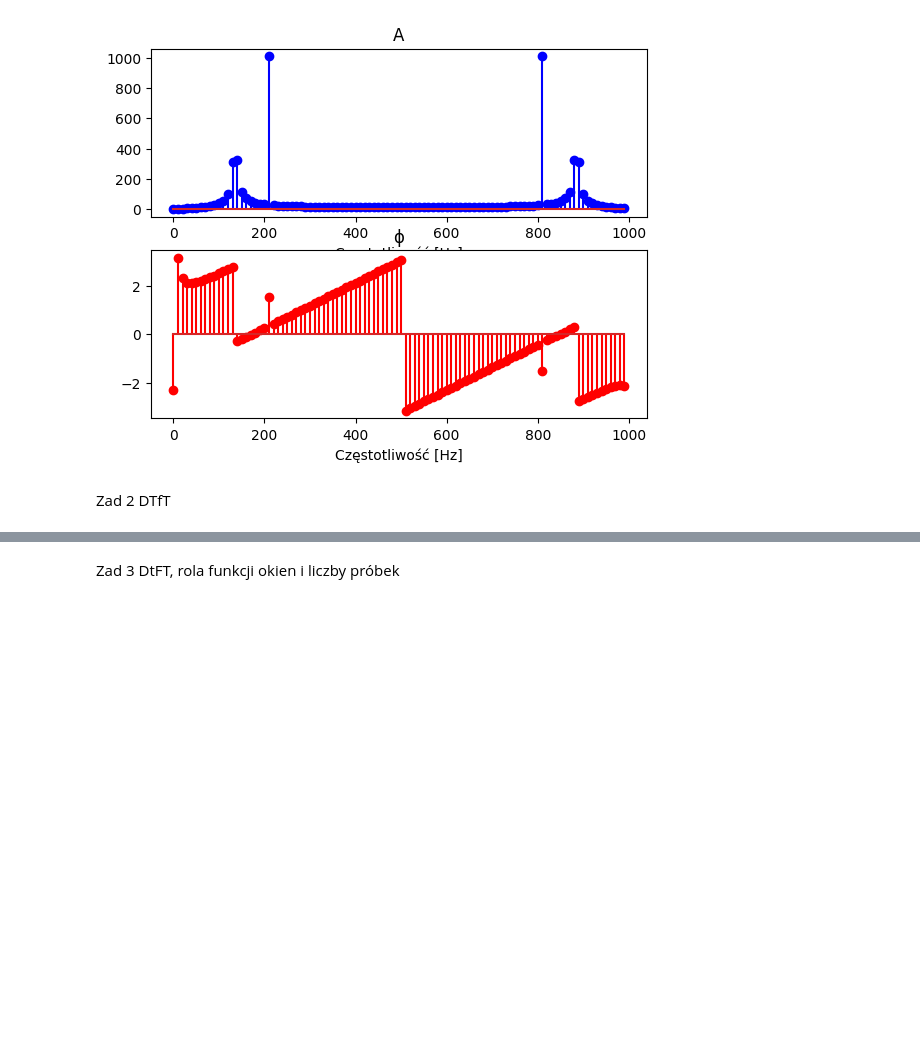
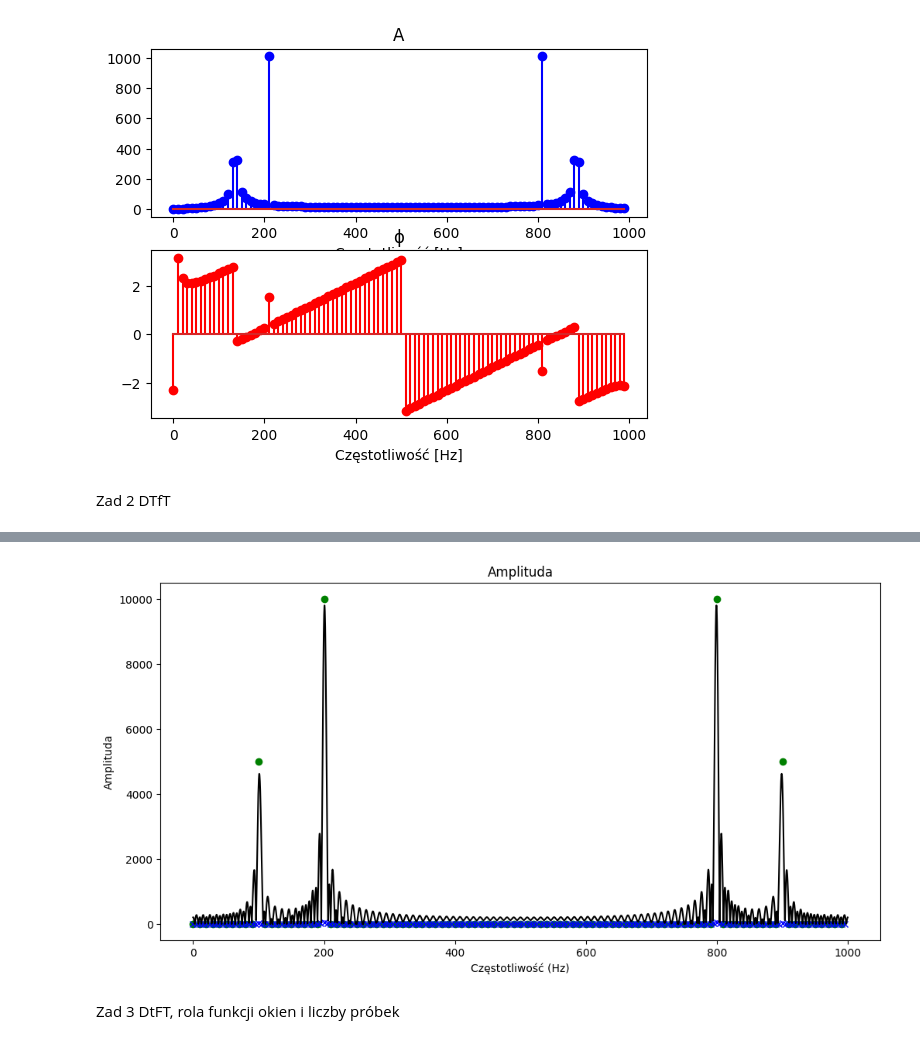
Before and after one commit to SzupanBurliga/DigitalSignalProcessing, a Jupyter notebook: Lab03.ipynb, the cells around one changed output, grey strips where cells are left out. Cells and saved outputs as stored; diff of their text form; code cells hidden in the pictures; blank space fills up the shorter version.

```diff
--- a/Lab03.ipynb
+++ b/Lab03.ipynb
@@ -298,3 +191,64 @@ plt.show()
+# %%
+import numpy as np
+import matplotlib.pyplot as plt
+
+
+N = 100
+W_N = np.exp(1j * 2 * np.pi / N)
+
+A = np.ones((N, N), dtype=complex) / np.sqrt(N)
+for k in range(N):
+    for n in range(N):
+        A[k, n] = W_N ** (-k * n)
+
+fs = 1000
+t = np.arange(N) / fs
+f1 = 100
+f2 = 200
+A1 = 100
+A2 = 200
+phi1 = np.pi / 7
+phi2 = np.pi / 11
+
+x_t = A1 * np.cos(2 * np.pi * f1 * t + phi1) + A2 * np.cos(2 * np.pi * f2 * t + phi2)
+
+X = A.dot(x_t)
+X_1 = X
+m_zeros = np.zeros(100)
+M = len(m_zeros)
+x_z = np.append(x_t, m_zeros)
+
+X_2 = np.fft.fft(x_z)/(N+M)
+
+x_f = np.arange(0, 1000, 0.25)
+X_3 = np.zeros_like(x_f)
+
+for i, f in enumerate(x_f):
+    for n in np.arange(0, N-1, 1):
+        X_3[i] += x_t[n] * np.exp(-1j * 2*np.pi * n * f / fs)
+
+frequency_axis = np.linspace(0, fs, N, endpoint=False)
+magnitude = np.abs(X_1)
+
+fig = plt.figure(figsize=(12, 6))
+
+plt.plot(frequency_axis, magnitude, "go")
+plt.title('Amplituda')
+plt.xlabel('Częstotliwość (Hz)')
+plt.ylabel('Amplituda')
+
+frequency_axis = np.linspace(0, fs, N+M, endpoint=False)
+magnitude = np.abs(X_2)
+
+plt.plot(frequency_axis, magnitude, "bx")
+
+frequency_axis = np.linspace(0, fs, len(x_f), endpoint=False)
+magnitude = np.abs(X_3)
+
+plt.plot(frequency_axis, magnitude, "k-")
+plt.show()
+# %% [output]
+[figure, added]
 # %% [markdown]
 Zad 3  DtFT, rola funkcji okien i liczby próbek
 # %%
```
Also changed, not shown: parts of 5 cells of this notebook.
